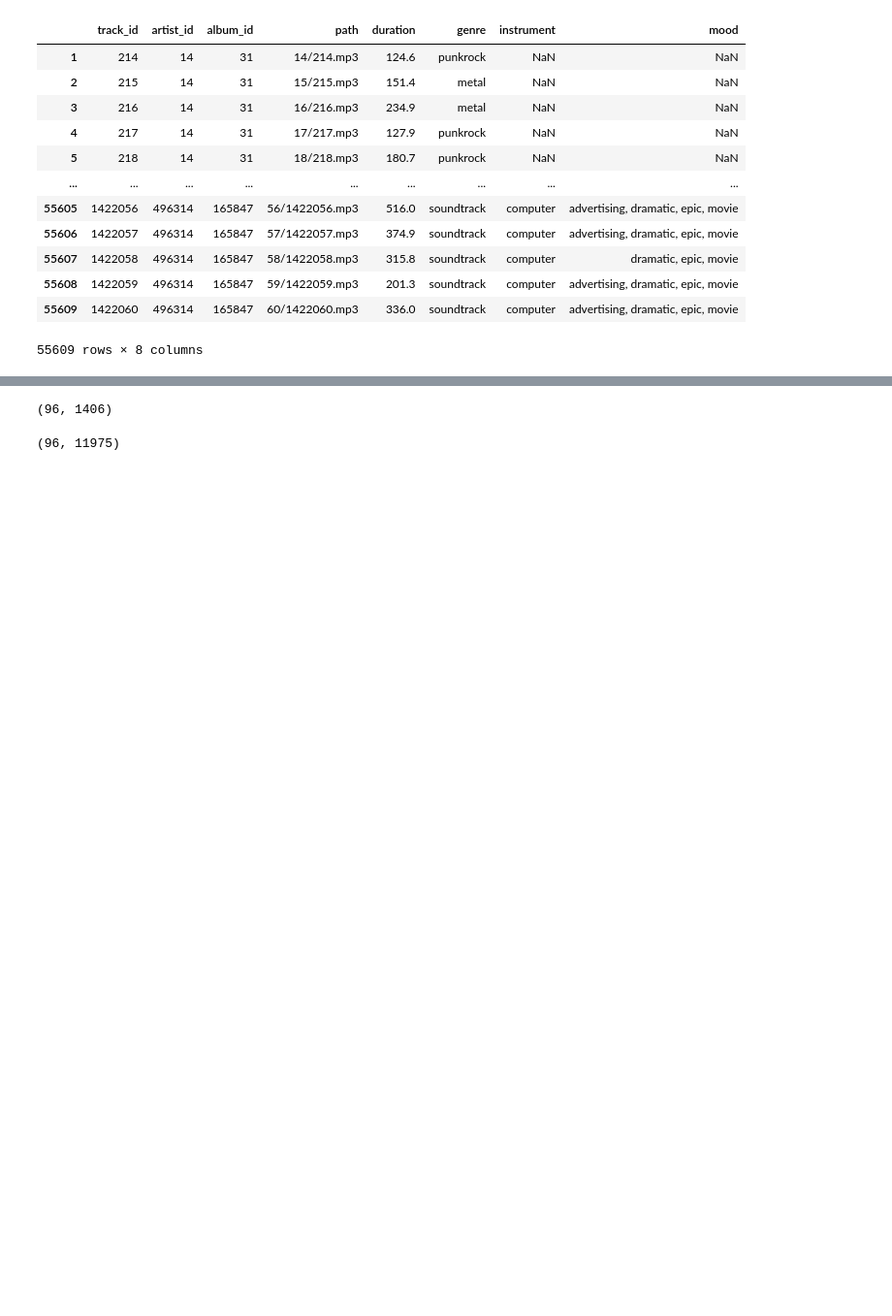
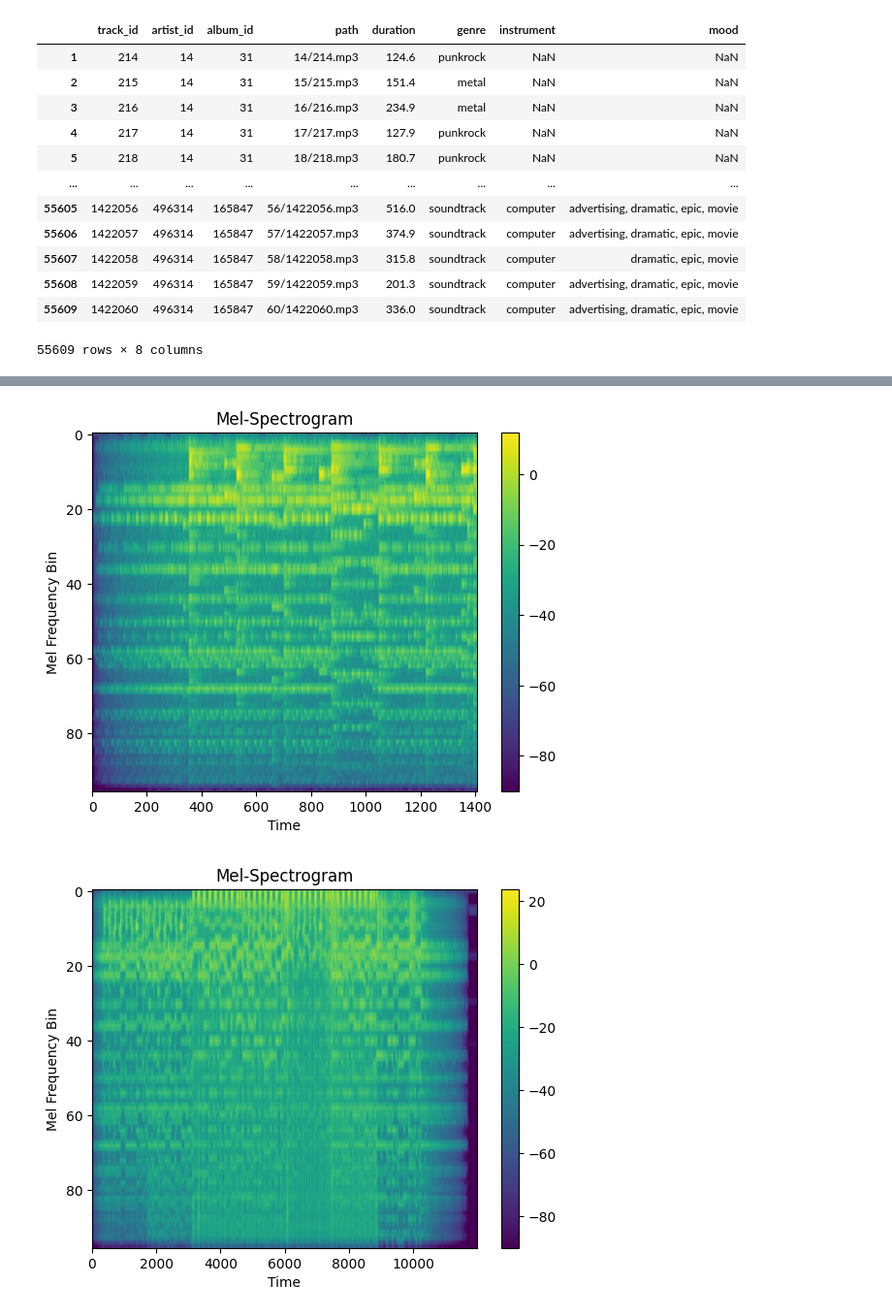
Before and after one commit to menduv/mtg-Jamendo, a Jupyter notebook: CNN_mtg.ipynb, the cells around one changed output, grey strips where cells are left out. Shown at 97% size. Drawn from its saved outputs; the diff is of its cells as text; code cells hidden in the pictures; blank space fills up the shorter version.

```diff
--- a/CNN_mtg.ipynb
+++ b/CNN_mtg.ipynb
@@ -154,27 +137,22 @@ The number of cropped mel-spectrogram in the cropped_mel folder is: 1992
 # %%
 '''To display cropped and original mels'''
 
-# crop_mel_307 = np.load('/content/cropped_mel/1001307.npy')
-# mel_307 = np.load('/content/sample_mel/1001307.npy')
+crop_mel_307 = np.load('/content/cropped_mel/1001307.npy')
+mel_307 = np.load('/content/sample_mel/1001307.npy')
 
-# plt.imshow(crop_mel_307, aspect='auto')
-# plt.xlabel('Time')
-# plt.ylabel('Mel Frequency Bin')
-# plt.title('Mel-Spectrogram')
-# plt.colorbar()
-# plt.show()
+plt.imshow(crop_mel_307, aspect='auto')
+plt.xlabel('Time')
+plt.ylabel('Mel Frequency Bin')
+plt.title('Mel-Spectrogram')
+plt.colorbar()
+plt.show()
 
-# plt.imshow(mel_307, aspect='auto')
-# plt.xlabel('Time')
-# plt.ylabel('Mel Frequency Bin')
-# plt.title('Mel-Spectrogram')
-# plt.colorbar()
-# plt.show()
+plt.imshow(mel_307, aspect='auto')
+plt.xlabel('Time')
+plt.ylabel('Mel Frequency Bin')
+plt.title('Mel-Spectrogram')
+plt.colorbar()
+plt.show()
+# %% [output]
+[figure, added]
+[figure, added]
-# %%
-crop_mel_307.shape
-# %% [output]
-(96, 1406)
-# %%
-mel_307.shape
-# %% [output]
-(96, 11975)
```
Also changed, not shown: parts of 34 cells of this notebook.
